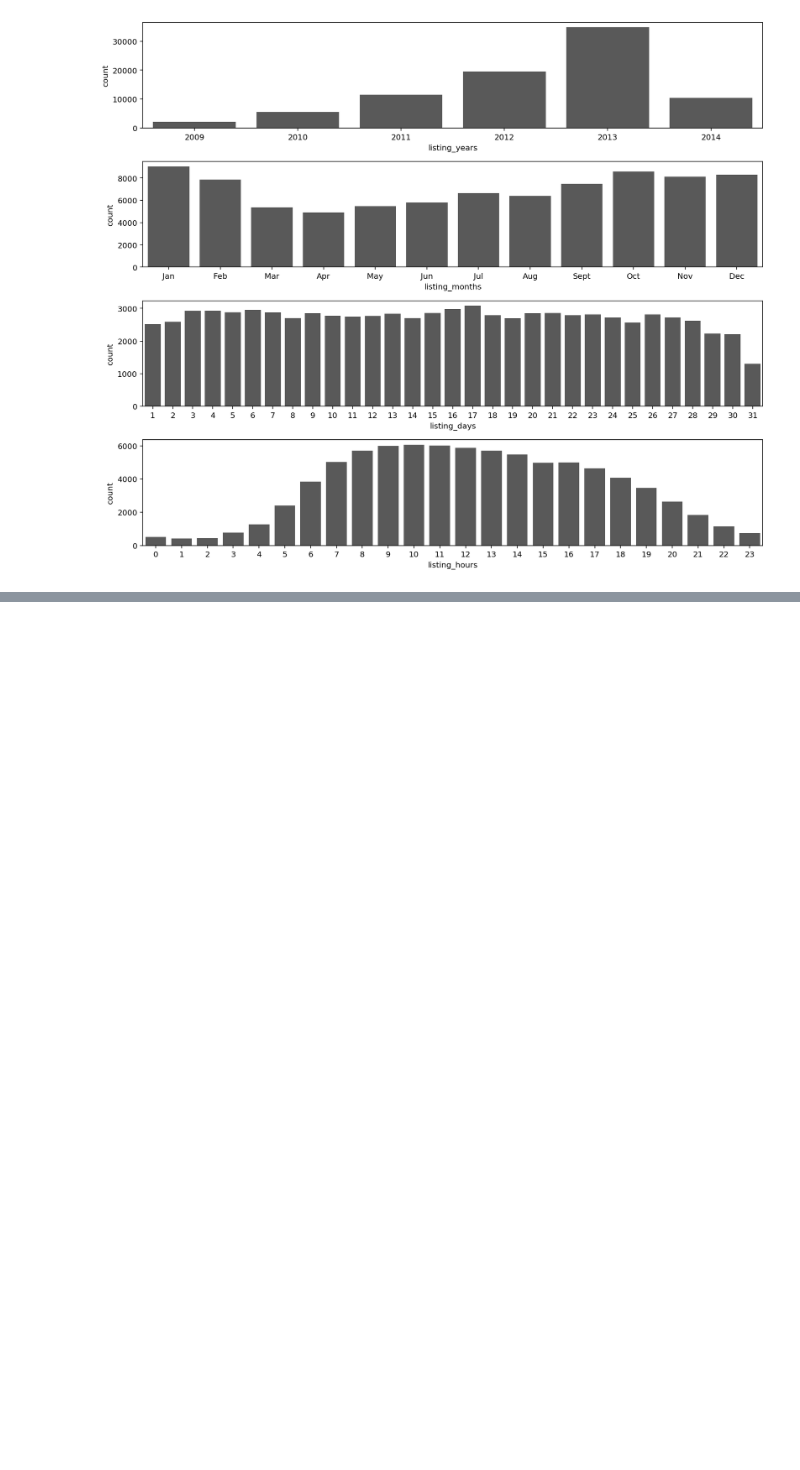
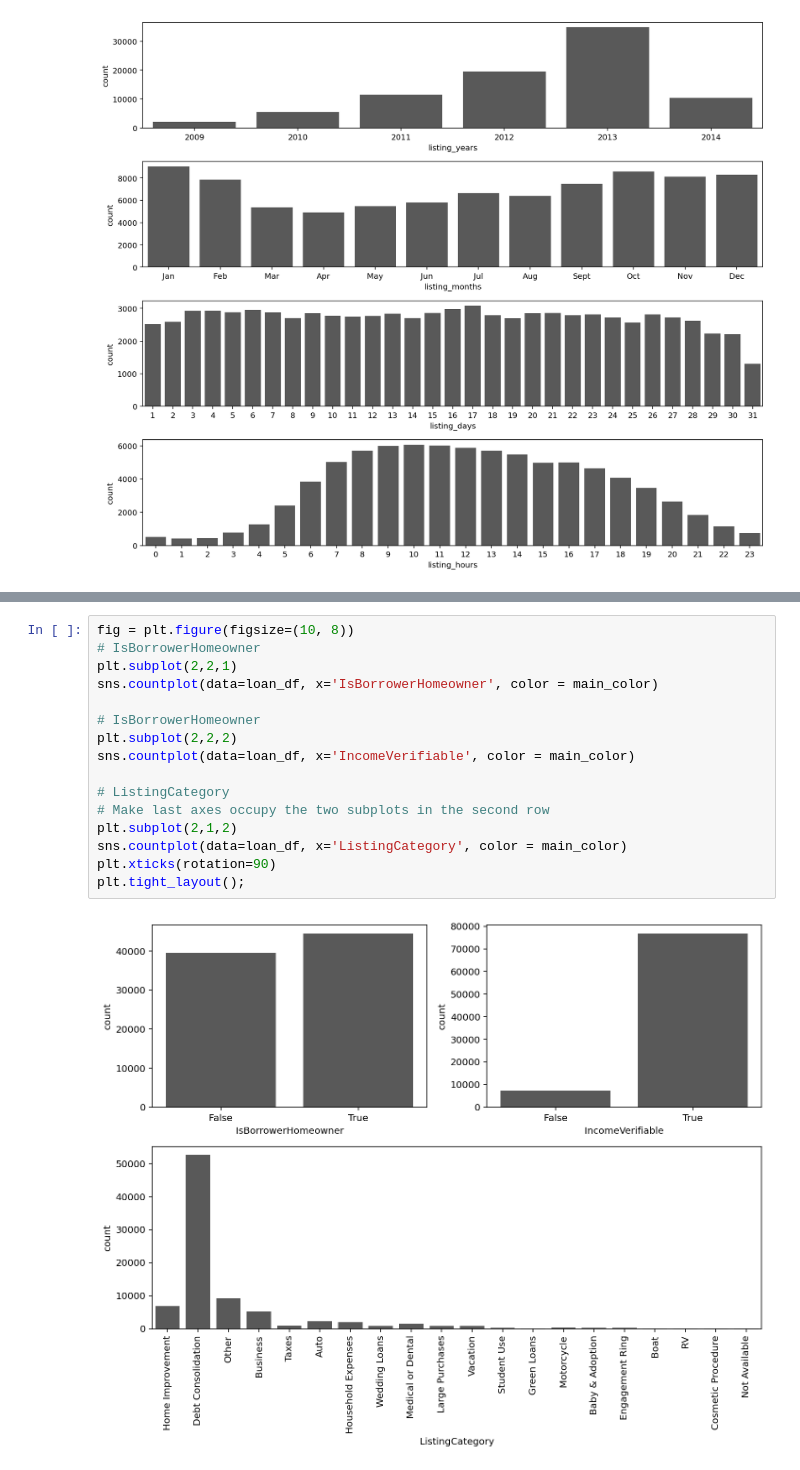
Before and after one commit to Lippins/Prosper-Loan-Data, a Jupyter notebook: exploration.ipynb, the cells around one changed output, grey strips where cells are left out. Cells and saved outputs as stored; diff of their text form; blank space fills up the shorter version.

```diff
--- a/exploration.ipynb
+++ b/exploration.ipynb
@@ -524,0 +547,18 @@ plt.tight_layout();
+# %%
+fig = plt.figure(figsize=(10, 8))
+# IsBorrowerHomeowner
+plt.subplot(2,2,1)
+sns.countplot(data=loan_df, x='IsBorrowerHomeowner', color = main_color)
+
+# IsBorrowerHomeowner
+plt.subplot(2,2,2)
+sns.countplot(data=loan_df, x='IncomeVerifiable', color = main_color)
+
+# ListingCategory
+# Make last axes occupy the two subplots in the second row
+plt.subplot(2,1,2)
+sns.countplot(data=loan_df, x='ListingCategory', color = main_color)
+plt.xticks(rotation=90)
+plt.tight_layout();
+# %% [output]
+[figure, added]
```
Also changed, not shown: parts of 9 cells of this notebook.
